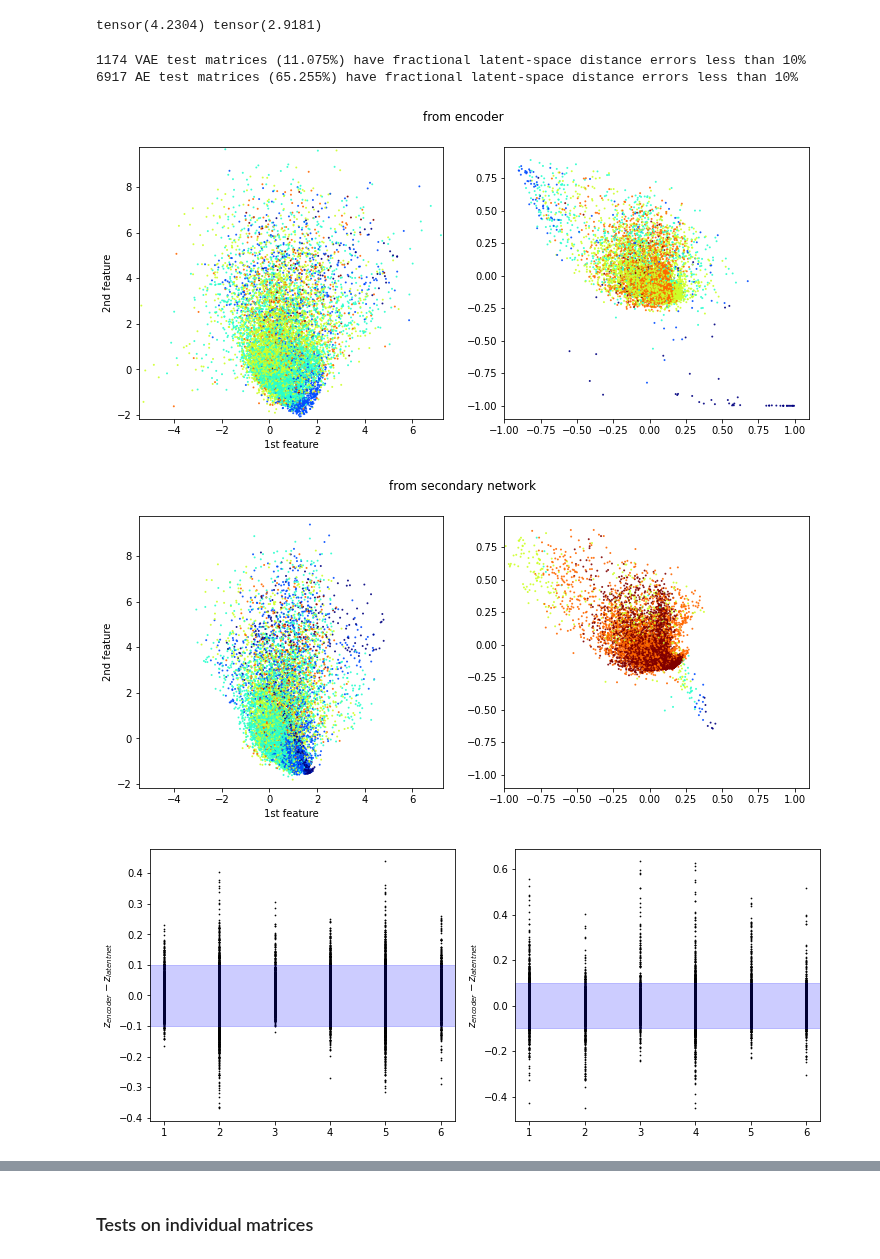
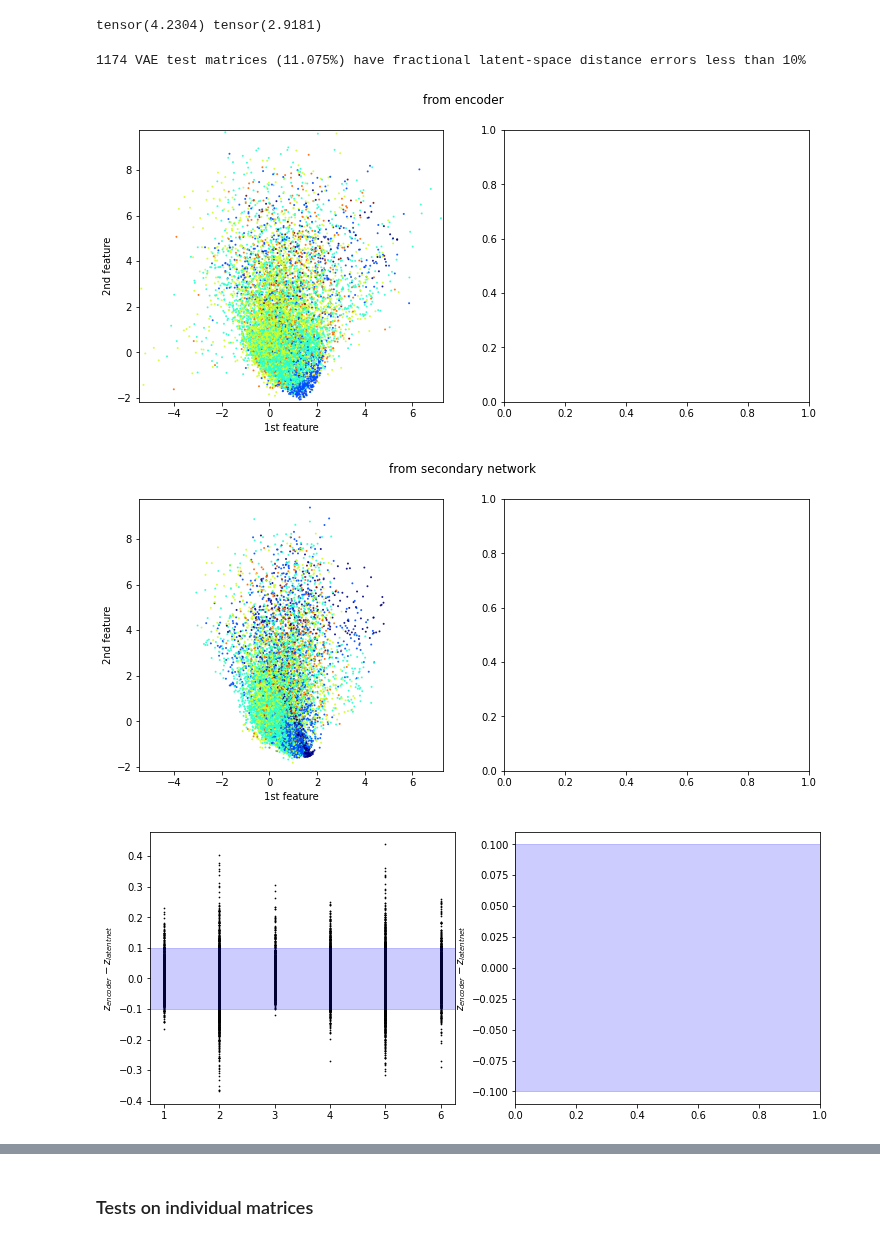
Before and after one commit to jadamo/CovNet, a Jupyter notebook: notebooks/Test-Network.ipynb, the cells around one changed output, grey strips where cells are left out. Saved outputs shown, nothing was run; the diff lists cells and outputs as text; code cells hidden in the pictures.

Commit message:
data-related bug fixes

```diff
--- a/notebooks/Test-Network.ipynb
+++ b/notebooks/Test-Network.ipynb
@@ -151,8 +153,8 @@ def plot_heatmap(params, data, label, extents, cmap, log_scale):
 # %%
 # load the test set
 t1 = time.time()
-test_data     = CovNet.MatrixDataset(training_dir, N_test, offset, train_nuisance, True, train_gaussian_only=False)
-gaussian_data = CovNet.MatrixDataset(training_dir, N_test, offset, train_nuisance, True, train_gaussian_only=True)
+test_data     = CovNet.MatrixDataset(training_dir, N_test, offset, train_gaussian_only=False)
+gaussian_data = CovNet.MatrixDataset(training_dir, N_test, offset, train_gaussian_only=True)
 t2 = time.time()
 print("Done loading in data, took {:0.2f} s".format(t2 - t1))
 # %% [output]
@@ -310,9 +345,9 @@ tensor(4.2304) tensor(2.9181)
 # %%
 # try to visualize the latent feature space
 features_encoder_VAE = torch.zeros(N_test, 6, device=CovNet.try_gpu())
-features_encoder_AE = torch.zeros(N_test, 6, device=CovNet.try_gpu())
+#features_encoder_AE = torch.zeros(N_test, 6, device=CovNet.try_gpu())
 features_latent_VAE = torch.zeros(N_test, 6, device=CovNet.try_gpu())
-features_latent_AE = torch.zeros(N_test, 6, device=CovNet.try_gpu())
+#features_latent_AE = torch.zeros(N_test, 6, device=CovNet.try_gpu())
 
 for i in tqdm(range(N_test)):
     matrix = test_data[i][1]
@@ -320,14 +355,14 @@ for i in tqdm(range(N_test)):
     z, mu_VAE, log_var = encoder_VAE(matrix.view(1, 50, 50))
     features_encoder_VAE[i] = mu_VAE.detach()
     features_latent_VAE[i] = net_latent_VAE(params).detach()
-    z, mu_AE, log_var = encoder_AE(matrix.view(1, 50, 50))
-    features_encoder_AE[i] = z.detach()
-    features_latent_AE[i] = net_latent_AE(params).detach()
+    # z, mu_AE, log_var = encoder_AE(matrix.view(1, 50, 50))
+    # features_encoder_AE[i] = z.detach()
+    # features_latent_AE[i] = net_latent_AE(params).detach()
 
 features_encoder_VAE = features_encoder_VAE.to("cpu").detach().numpy()
 features_latent_VAE = features_latent_VAE.to("cpu").detach().numpy()
-features_encoder_AE = features_encoder_AE.to("cpu").detach().numpy()
-features_latent_AE = features_latent_AE.to("cpu").detach().numpy()
+# features_encoder_AE = features_encoder_AE.to("cpu").detach().numpy()
+# features_latent_AE = features_latent_AE.to("cpu").detach().numpy()
 # %%
 N_colors = 6 # <- number of colors
 base = plt.cm.get_cmap("jet")
@@ -339,59 +374,58 @@ fig, axs = plt.subplots(1, 2, figsize=(12, 5))
 f1 = 1; f2 = 2; f3 = 3
 plt.suptitle("from encoder")
 axs[0].scatter(features_encoder_VAE[:,f1], features_encoder_VAE[:,f2], cmap=cmap, c=features_encoder_VAE[:,f3], alpha=0.8, s=1)
-axs[1].scatter(features_encoder_AE[:,f1], features_encoder_AE[:,f2], cmap=cmap, c=features_encoder_AE[:,f3], alpha=0.8, s=1)
+#axs[1].scatter(features_encoder_AE[:,f1], features_encoder_AE[:,f2], cmap=cmap, c=features_encoder_AE[:,f3], alpha=0.8, s=1)
 axs[0].set_xlabel("1st feature")
 axs[0].set_ylabel("2nd feature")
 axs[0].set_xlim(np.amin(features_encoder_VAE[:,f1])-0.1, np.amax(features_encoder_VAE[:,f1])+0.1)
-axs[1].set_xlim(np.amin(features_encoder_AE[:,f1])-0.1, np.amax(features_encoder_AE[:,f1])+0.1)
+#axs[1].set_xlim(np.amin(features_encoder_AE[:,f1])-0.1, np.amax(features_encoder_AE[:,f1])+0.1)
 axs[0].set_ylim(np.amin(features_encoder_VAE[:,f2])-0.1, np.amax(features_encoder_VAE[:,f2])+0.1)
-axs[1].set_ylim(np.amin(features_encoder_AE[:,f2])-0.1, np.amax(features_encoder_AE[:,f2])+0.1)
+#axs[1].set_ylim(np.amin(features_encoder_AE[:,f2])-0.1, np.amax(features_encoder_AE[:,f2])+0.1)
 # cbar = plt.colorbar()
 # cbar.set_label("3rd feature")
 
 fig, axs = plt.subplots(1, 2, figsize=(12, 5))
 plt.suptitle("from secondary network")
 axs[0].scatter(features_latent_VAE[:,f1], features_latent_VAE[:,f2], cmap=cmap, c=features_latent_VAE[:,f3], alpha=0.8, s=1)
-axs[1].scatter(features_latent_AE[:,f1], features_latent_AE[:,f2], cmap=cmap, c=features_latent_AE[:,f3], alpha=0.8, s=1)
+#axs[1].scatter(features_latent_AE[:,f1], features_latent_AE[:,f2], cmap=cmap, c=features_latent_AE[:,f3], alpha=0.8, s=1)
 axs[0].set_xlabel("1st feature")
 axs[0].set_ylabel("2nd feature")
 axs[0].set_xlim(np.amin(features_encoder_VAE[:,f1])-0.1, np.amax(features_encoder_VAE[:,f1])+0.1)
-axs[1].set_xlim(np.amin(features_encoder_AE[:,f1])-0.1, np.amax(features_encoder_AE[:,f1])+0.1)
+#axs[1].set_xlim(np.amin(features_encoder_AE[:,f1])-0.1, np.amax(features_encoder_AE[:,f1])+0.1)
 axs[0].set_ylim(np.amin(features_encoder_VAE[:,f2])-0.1, np.amax(features_encoder_VAE[:,f2])+0.1)
-axs[1].set_ylim(np.amin(features_encoder_AE[:,f2])-0.1, np.amax(features_encoder_AE[:,f2])+0.1)
+#axs[1].set_ylim(np.amin(features_encoder_AE[:,f2])-0.1, np.amax(features_encoder_AE[:,f2])+0.1)
 # cbar = plt.colorbar()
 # cbar.set_label("3rd feature")
 
 features_diff_sub_VAE = (features_latent_VAE - features_encoder_VAE) / (np.amax(features_encoder_VAE, axis=0) - np.amin(features_encoder_VAE, axis=0))
-features_diff_sub_AE = (features_latent_AE - features_encoder_AE) / (np.amax(features_encoder_AE, axis=0) - np.amin(features_encoder_AE, axis=0))
+#features_diff_sub_AE = (features_latent_AE - features_encoder_AE) / (np.amax(features_encoder_AE, axis=0) - np.amin(features_encoder_AE, axis=0))
 
 fig, axs = plt.subplots(1, 2, figsize=(12, 5))
 for i in range(6):
     axs[0].scatter(1+np.ones(N_test)*i, features_diff_sub_VAE[:,i], c="black", s=0.5)
-    axs[1].scatter(1+np.ones(N_test)*i, features_diff_sub_AE[:,i], c="black", s=0.5)
+    #axs[1].scatter(1+np.ones(N_test)*i, features_diff_sub_AE[:,i], c="black", s=0.5)
 
 axs[0].axhspan(-0.1, 0.1, color="blue", alpha=0.2)
 axs[1].axhspan(-0.1, 0.1, color="blue", alpha=0.2)
 axs[0].set_ylabel(r"$z_{encoder} - z_{latent net}$")
 axs[1].set_ylabel(r"$z_{encoder} - z_{latent net}$")
 
 features_diff_VAE = np.linalg.norm(features_latent_VAE - features_encoder_VAE, axis=1) / np.linalg.norm(features_encoder_VAE, axis=1)
-features_diff_AE = np.linalg.norm(features_latent_AE - features_encoder_AE, axis=1) / np.linalg.norm(features_encoder_AE, axis=1)
+#features_diff_AE = np.linalg.norm(features_latent_AE - features_encoder_AE, axis=1) / np.linalg.norm(features_encoder_AE, axis=1)
 
 num_1 = len(features_diff_VAE[(features_diff_VAE < 0.1)])
-num_2 = len(features_diff_AE[(features_diff_AE < 0.1)])
+#num_2 = len(features_diff_AE[(features_diff_AE < 0.1)])
 print("{:0.0f} VAE test matrices ({:0.3f}%) have fractional latent-space distance errors less than 10%".format(num_1, (100.*num_1)/N_test))
-print("{:0.0f} AE test matrices ({:0.3f}%) have fractional latent-space distance errors less than 10%".format(num_2, (100.*num_2)/N_test))
+#print("{:0.0f} AE test matrices ({:0.3f}%) have fractional latent-space distance errors less than 10%".format(num_2, (100.*num_2)/N_test))
 
 # params = test_data[:][0].detach().numpy().copy()
 # params[:,2]*=3.0447
 # plot_heatmap(params, features_diff, r"$\frac{|z_{encoder} - z_{latent\ net}|}{|z_{encoder}|}$", [0.05, 0.25], "viridis", False)
 # %% [output]
 1174 VAE test matrices (11.075%) have fractional latent-space distance errors less than 10%
-6917 AE test matrices (65.255%) have fractional latent-space distance errors less than 10%
-[figure, old version]
+[figure, new version]
-[figure, old version]
+[figure, new version]
-[figure, old version]
+[figure, new version]
 # %%
 # get a bunch of statistics from the test set and the matrices output by the emulator
 loss_data = np.zeros((N_test, 3))
```
Also changed, not shown: parts of 31 cells of this notebook, 9 other files.
